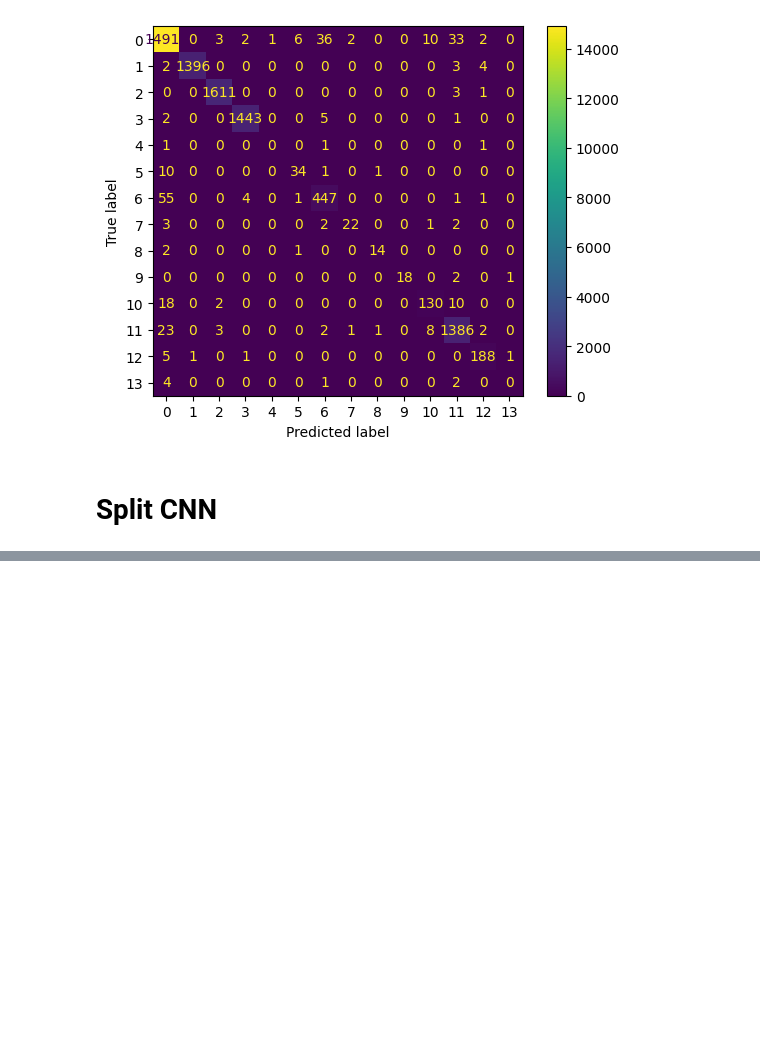
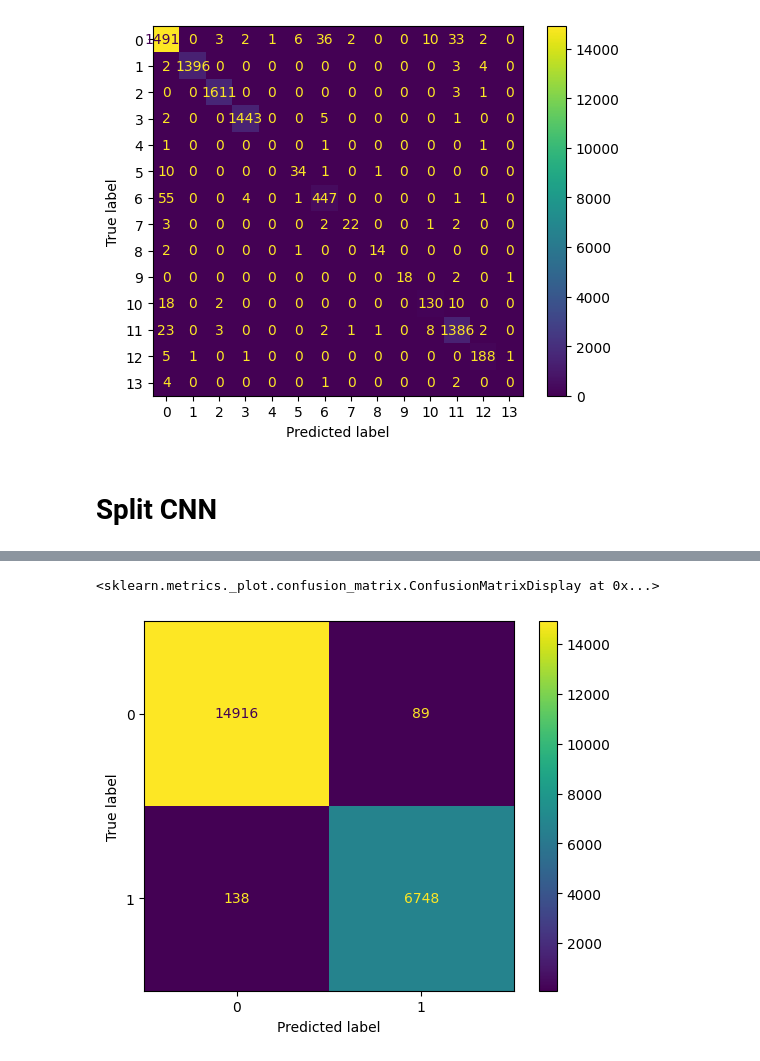
Before and after one commit to zachorrie/ML_ASS, a Jupyter notebook: CS_ARR.ipynb, the cells around one changed output, grey strips where cells are left out. Drawn from its saved outputs; the diff is of its cells as text; code cells hidden in the pictures; blank space fills up the shorter version.

```diff
--- a/CS_ARR.ipynb
+++ b/CS_ARR.ipynb
@@ -1183,3 +1183,19 @@ ConfusionMatrixDisplay(c_matrix).plot()
 [figure]
 # %% [markdown]
 # Split CNN
+# %%
+X_train_bin = X_train_Shifted
+y_train_bin = (y_train != 0).astype(int)
+X_val_bin = X_val_Shifted
+y_val_bin = (y_val != 0).astype(int)
+# %%
+clf_cnn_bin = Sequential()
+clf_cnn_bin.add(Conv1D(64, 32, activation="relu", input_shape=(250,1)))
+clf_cnn_bin.add(Dense(100, activation="relu"))
+clf_cnn_bin.add(MaxPooling1D())
+clf_cnn_bin.add(Conv1D(16, 32, activation="relu", input_shape=(250,1)))
+clf_cnn_bin.add(Dense(64, activation="relu"))
+clf_cnn_bin.add(Flatten())
+clf_cnn_bin.add(Dense(32, activation = 'softmax'))
+clf_cnn_bin.compile(loss = 'sparse_categorical_crossentropy', optimizer = "adam", metrics = ['accuracy'])
+clf_cnn_bin.summary()
@@ -1185,0 +1220,8 @@ ConfusionMatrixDisplay(c_matrix).plot()
+# %%
+clf_cnn_bin.fit(X_train_bin, y_train_bin, batch_size=32, epochs=100, verbose='auto', validation_data=(X_val_bin, y_val_bin), callbacks=EarlyStopping(monitor='val_accuracy', mode='max', verbose=1, patience=10, min_delta=0.002))
+y_prediction_cnn_bin = clf_cnn_bin.predict(X_val_bin).argmax(axis=-1)
+print("CNN Classifier")
+print("Accuracy: " + str(accuracy_score(y_val_bin, y_prediction_cnn_bin)))
+print("F1 score: " + str(f1_score(y_val_bin, y_prediction_cnn_bin, average='macro')))
+print("Recall score: " + str(recall_score(y_val_bin, y_prediction_cnn_bin, average='macro')))
+print("Precision score: " + str(precision_score(y_val_bin, y_prediction_cnn_bin, average='macro')))
@@ -1185,0 +1246,7 @@ ConfusionMatrixDisplay(c_matrix).plot()
+# %%
+#Confusion matrix
+c_matrix = confusion_matrix(y_val_bin, y_prediction_cnn_bin)
+ConfusionMatrixDisplay(c_matrix).plot()
+# %% [output]
+<sklearn.metrics._plot.confusion_matrix.ConfusionMatrixDisplay at 0x...>
+[figure, added]
```
Also changed, not shown: parts of 11 cells of this notebook.
